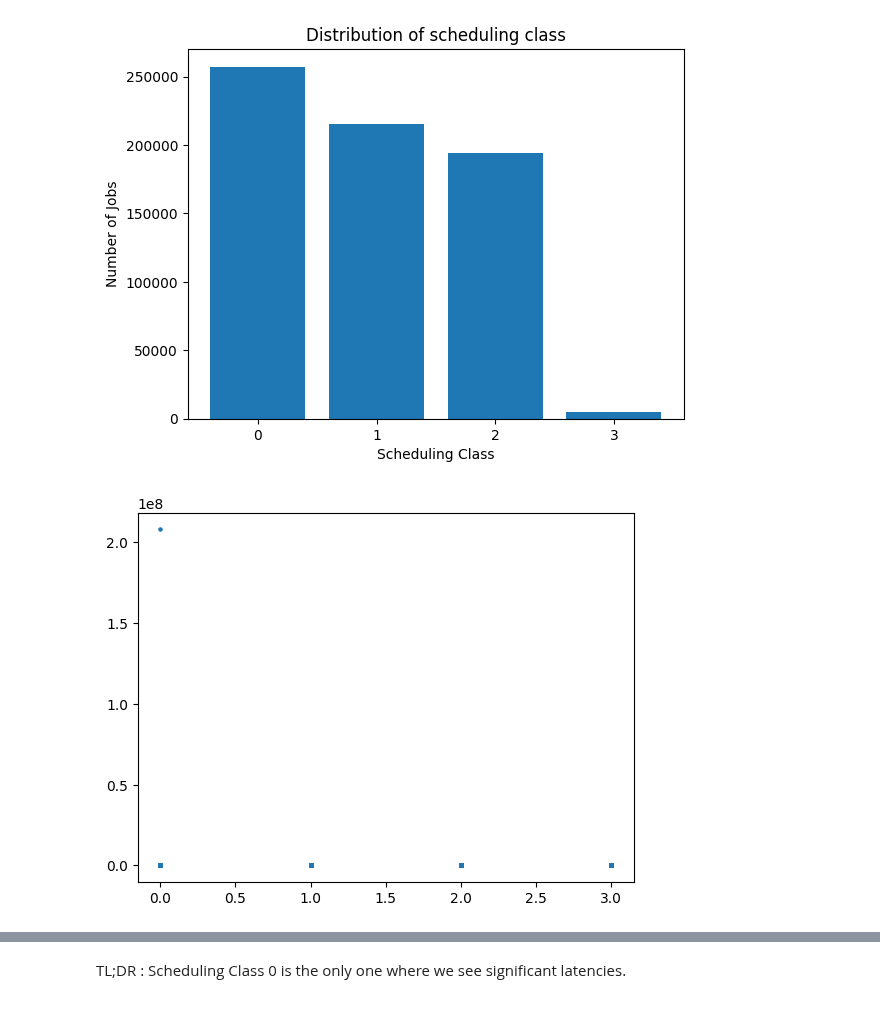
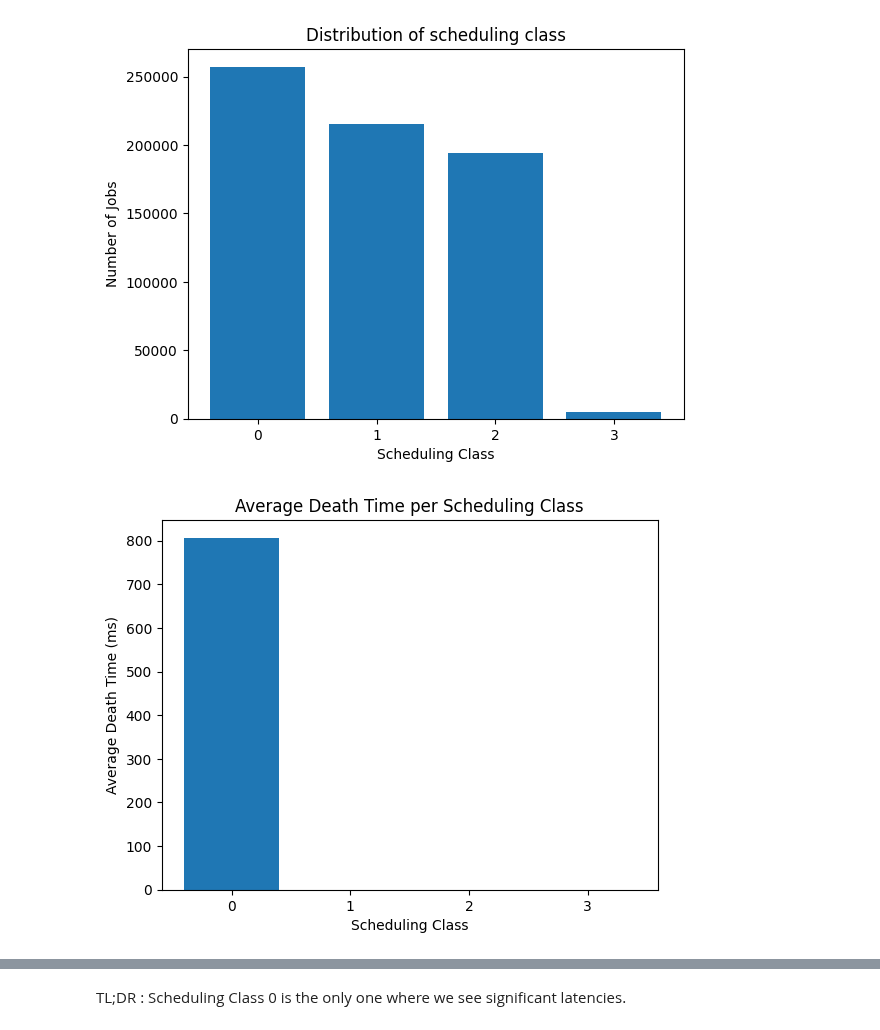
Before and after one commit to EltRnl/SparkProject, a Jupyter notebook: src/rough_exploration.ipynb, the cells around one changed output, grey strips where cells are left out. Drawn from its saved outputs; the diff is of its cells as text; code cells hidden in the pictures.

```diff
--- a/src/rough_exploration.ipynb
+++ b/src/rough_exploration.ipynb
@@ -969,21 +969,29 @@ jobs_timeline = job_events \
     .mapValues(list) \
     .cache()
 # %%
-def average_death_time(timeline):
+def death_times(s_class, timeline):
     timeline.sort(key=lambda x: x[0])
-    death_time = 0
-    nb_death = 0
+    all_deaths = []
     for i in range(1,len(timeline)):
         if timeline[i-1][1] in {2,3,4,5,6} and timeline[i][1] == 0:
-            nb_death += 1
-            death_time += timeline[i][0] - timeline[i-1][0]
-    if nb_death == 0:
-        return .0
-    return float(death_time) / float(nb_death)
+            all_deaths += [(s_class,timeline[i][0] - timeline[i-1][0])]
+    if all_deaths == []:
+        return [(s_class,0)]
+    return all_deaths
 
-average_death_duration_per_class = jobs_timeline.map(lambda job: (job[0][1],average_death_time(job[1])))
+average_death_duration_per_class = jobs_timeline \
+    .flatMap(lambda job: death_times(job[0][1],job[1])) \
+    .aggregateByKey(
+        (0,0),
+        lambda acc, data : (acc[0] + data, acc[1] + 1),
+        lambda acc1, acc2 : (acc1[0] + acc2[0], acc1[1] + acc2[1])
+    ).mapValues(lambda v: v[0]/v[1])
 
-plt.scatter(*zip(*average_death_duration_per_class.collect()),s=5)
+_ , data_death_time = zip(*average_death_duration_per_class.sortByKey().collect())
+plt.bar([str(c) for c in range(4)],data_death_time)
+plt.title("Average Death Time per Scheduling Class")
+plt.xlabel("Scheduling Class")
+plt.ylabel("Average Death Time (ms)")
 plt.show()
 # %% [output]
-[figure, old version]
+[figure, new version]
```
Also changed, not shown: parts of 1 cell of this notebook.
